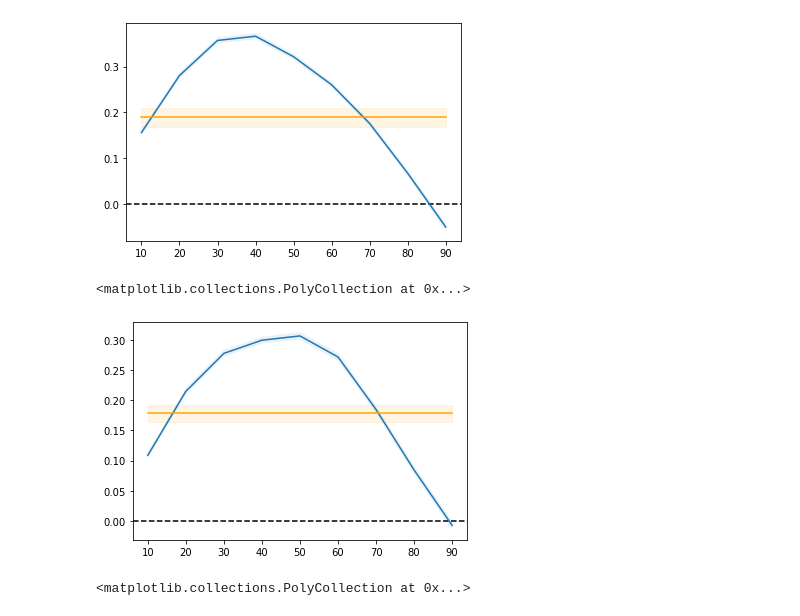
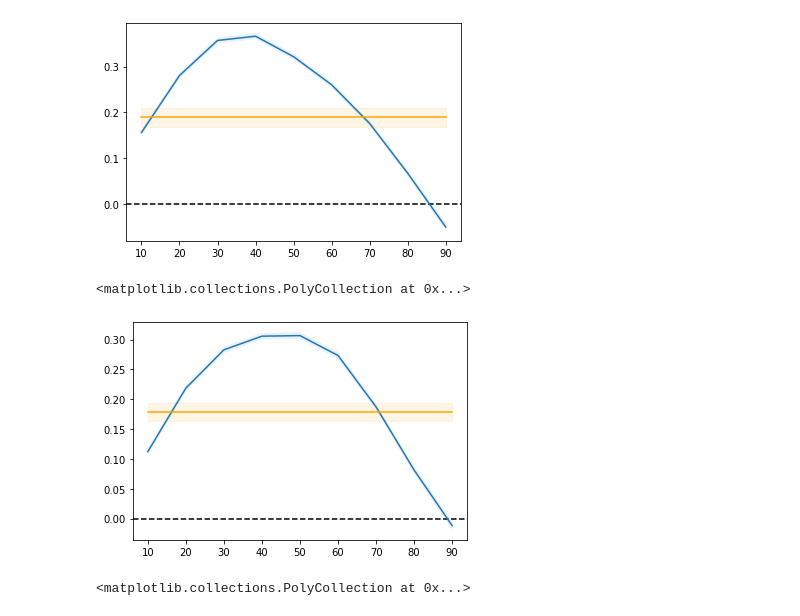
Before and after one commit to aadsouza/econ499, a Jupyter notebook: code/rifreg2plots.ipynb, the cells around one changed output. Saved outputs shown, nothing was run; the diff lists cells and outputs as text; code cells hidden in the pictures.

```diff
--- a/code/rifreg2plots.ipynb
+++ b/code/rifreg2plots.ipynb
@@ -93,21 +93,21 @@ ax.fill_between(coveredmen8388.percentile, coveredmen8388.lbols, coveredmen8388.
 # %%
 #Association between coverage and wages for all men along distribution 8800
 coveredmen8800 = men8800[men8800.name.str.startswith("m_covered")]
 coveredmen8800["percentile"] = coveredmen8800["name"].str.strip().str[-2:].astype(int)
 
-coveredmen8800["ols"] = .1780615
-coveredmen8800["lbols"] = .1634685
-coveredmen8800["ubols"] = .1926545
+coveredmen8800["ols"] = .1786086
+coveredmen8800["lbols"] = .1637689
+coveredmen8800["ubols"] = .1934483
 
 fig, ax = plt.subplots()
 ax.axhline(y = 0, color = "black", linestyle ="--")
 ax.plot(coveredmen8800.percentile, coveredmen8800.coef)
 ax.fill_between(coveredmen8800.percentile, coveredmen8800.lb, coveredmen8800.ub, alpha = 0.1)
 ax.plot(coveredmen8800.percentile, coveredmen8800.ols, color = "orange")
 ax.fill_between(coveredmen8800.percentile, coveredmen8800.lbols, coveredmen8800.ubols, alpha = 0.1, color = "orange")
 # %% [output]
 <matplotlib.collections.PolyCollection at 0x...>
-[figure, old version]
+[figure, new version]
 # %%
 #Association between coverage and wages for all men along distribution 0019
 coveredmen0019 = men0019[men0019.name.str.startswith("m_covered")]
```
Also changed, not shown: parts of 11 cells of this notebook, 35 other files.
